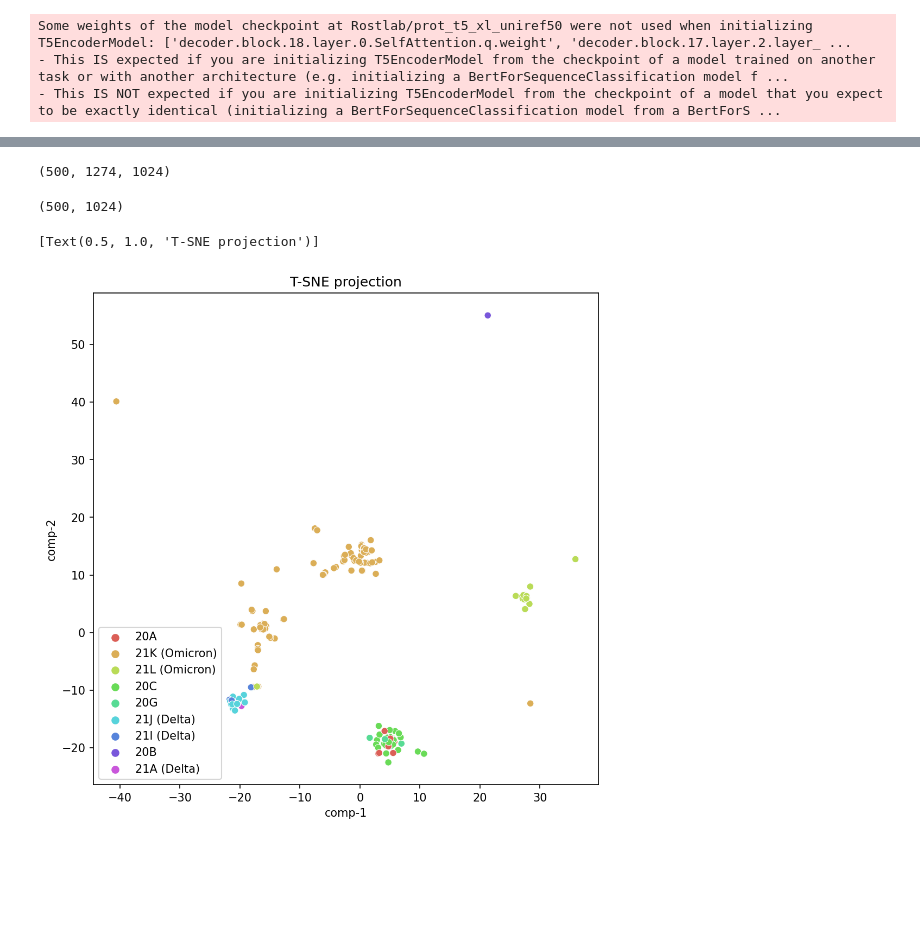
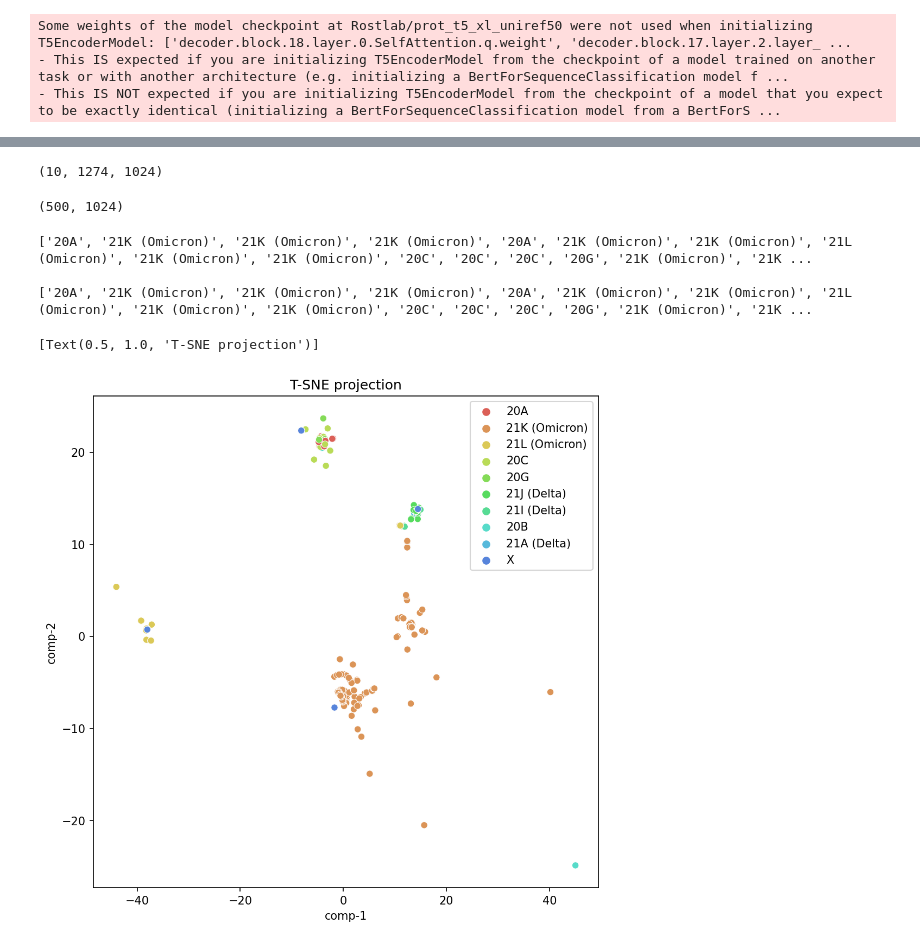
Before and after one commit to anuprulez/protein_transformers, a Jupyter notebook: test_prot_models.ipynb, the cells around one changed output, grey strips where cells are left out. Drawn from its saved outputs; the diff is of its cells as text; code cells hidden in the pictures; blank space fills up the shorter version.

```diff
--- a/test_prot_models.ipynb
+++ b/test_prot_models.ipynb
@@ -20,8 +21,8 @@ sequences = []
 seq_df = pd.read_csv("data/genbank_spike_prot_clades.csv", sep=",")
 
 seq_df = seq_df.sample(frac=1).reset_index(drop=True)
-n_seqs = 500
-batch_size = 50
+n_seqs = 10
+batch_size = 10
 
 for row in seq_df.iterrows():
     seq = row[1]["Sequence"]
@@ -37,3 +38,8 @@ len(sequences)
+# %%
+device = torch.device('cuda:0' if torch.cuda.is_available() else 'cpu')
+
+model = model.to(device)
+model = model.eval()
 # %%
 # map rarely occured amino acids (U,Z,O,B) to (X)
 print("mapping to rare amino acids...")
@@ -45,8 +51,8 @@ print("tokenization...")
 ids = tokenizer.batch_encode_plus(
     sequences, add_special_tokens=True, padding=True
 )
-input_ids = torch.tensor(ids["input_ids"])
-attention_mask = torch.tensor(ids["attention_mask"])
+input_ids = torch.tensor(ids["input_ids"]).to(device)
+attention_mask = torch.tensor(ids["attention_mask"]).to(device)
 
 input_ids.shape, attention_mask.shape
 # %% [output]
@@ -73,7 +83,7 @@ embedding computed
 agg_embedding = np.array(agg_embedding)
 agg_embedding.shape
 # %% [output]
-(500, 1274, 1024)
+(10, 1274, 1024)
 # %%
 def save_embedding():
     import h5py
@@ -103,19 +113,35 @@ X.shape
 # %%
 from matplotlib.pyplot import figure
 
-perplexity = 20
-n_colors = 10
+perplexity = 30
+n_colors = 15
 figsize = (8, 8)
 
 figure(figsize=figsize, dpi=150)
 
 z = TSNE(n_components=2, learning_rate='auto', init='random', perplexity=perplexity).fit_transform(X)
 
 df = pd.DataFrame()
 df["comp-1"] = z[:,0]
 df["comp-2"] = z[:,1]
 
-sns.scatterplot(x="comp-1", y="comp-2", hue=seq_df["Clade"].tolist()[:n_seqs], palette=sns.color_palette("hls", n_colors), data=df).set(title="T-SNE projection")
+hue_list = seq_df["Clade"].tolist()[:n_seqs]
+
+print(hue_list)
+
+new_hue_list = hue_list
+
+new_hue_list[-5:] = ['X', 'X', 'X', 'X', 'X']
+# 20C','21L (Omicron)','21K (Omicron)','21J (Delta)','21K (Omicron)'
+
+print()
+
+print(new_hue_list)
+
+sns.scatterplot(x="comp-1", y="comp-2", hue=new_hue_list, palette=sns.color_palette("hls", n_colors), data=df).set(title="T-SNE projection")
 # %% [output]
-[Text(0.5, 1.0, 'T-SNE projection')]
+['20A', '21K (Omicron)', '21K (Omicron)', '21K (Omicron)', '20A', '21K (Omicron)', '21K (Omicron)', '21L (Omicron)', '21K (Omicron)', '21K (Omicron)', '20C', '20C', '20C', '20G', '21K (Omicron)', '21K ...
+
+['20A', '21K (Omicron)', '21K (Omicron)', '21K (Omicron)', '20A', '21K (Omicron)', '21K (Omicron)', '21L (Omicron)', '21K (Omicron)', '21K (Omicron)', '20C', '20C', '20C', '20G', '21K (Omicron)', '21K ...
+[Text(0.5, 1.0, 'T-SNE projection')]
-[figure, old version]
+[figure, new version]
```
Also changed, not shown: parts of 6 cells of this notebook, 1 other file.
